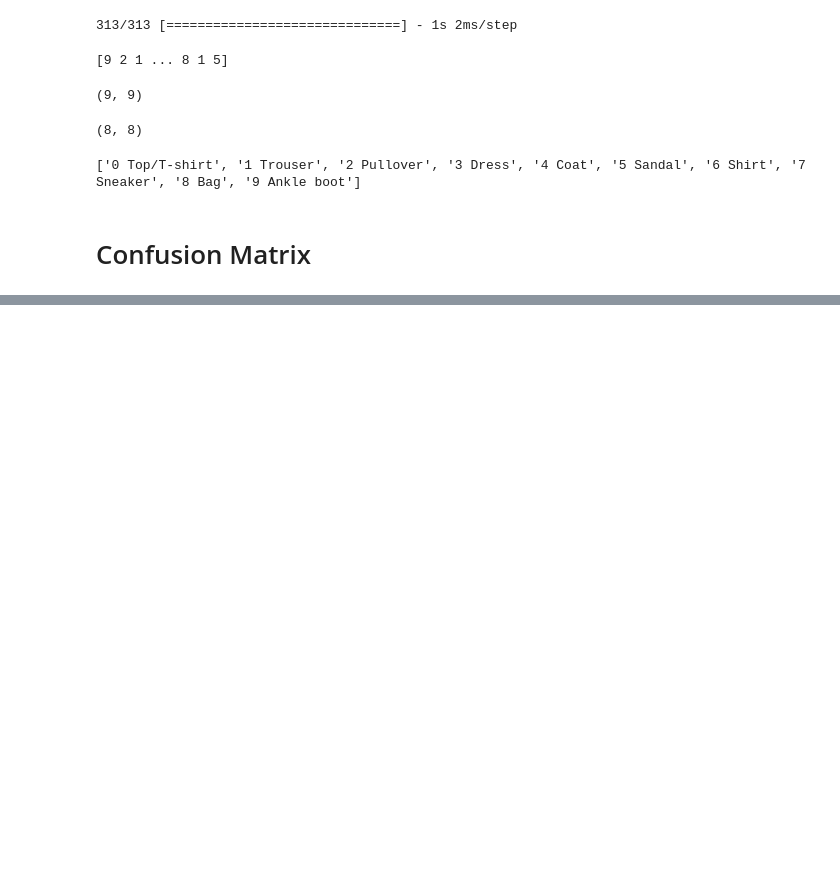
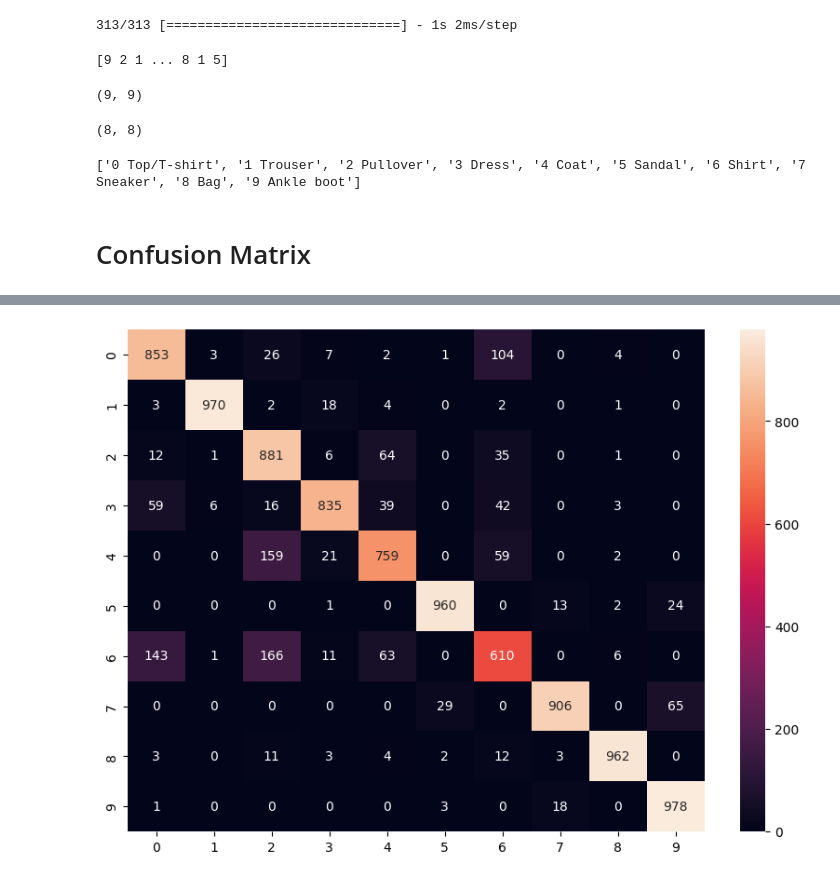
Before and after one commit to Fatai-soliu/ANN-for-Image-Classification, a Jupyter notebook: ANN_for_Image_Classification.ipynb, the cells around one changed output, grey strips where cells are left out. Saved outputs shown, nothing was run; the diff lists cells and outputs as text; code cells hidden in the pictures; blank space fills up the shorter version.

```diff
--- a/ANN_for_Image_Classification.ipynb
+++ b/ANN_for_Image_Classification.ipynb
@@ -264,5 +275,11 @@ print(cm)
 # %%
 # Create an Heatmap confusion matrix
+
+plt.figure(figsize = (10, 7))
+sns.heatmap(cm, annot=True, fmt = 'd')
+plt.show()
+# %% [output]
+[figure, added]
 # %%
 #Using confusion matrix, calculate accuracy
 
```
Also changed, not shown: parts of 8 cells of this notebook.
